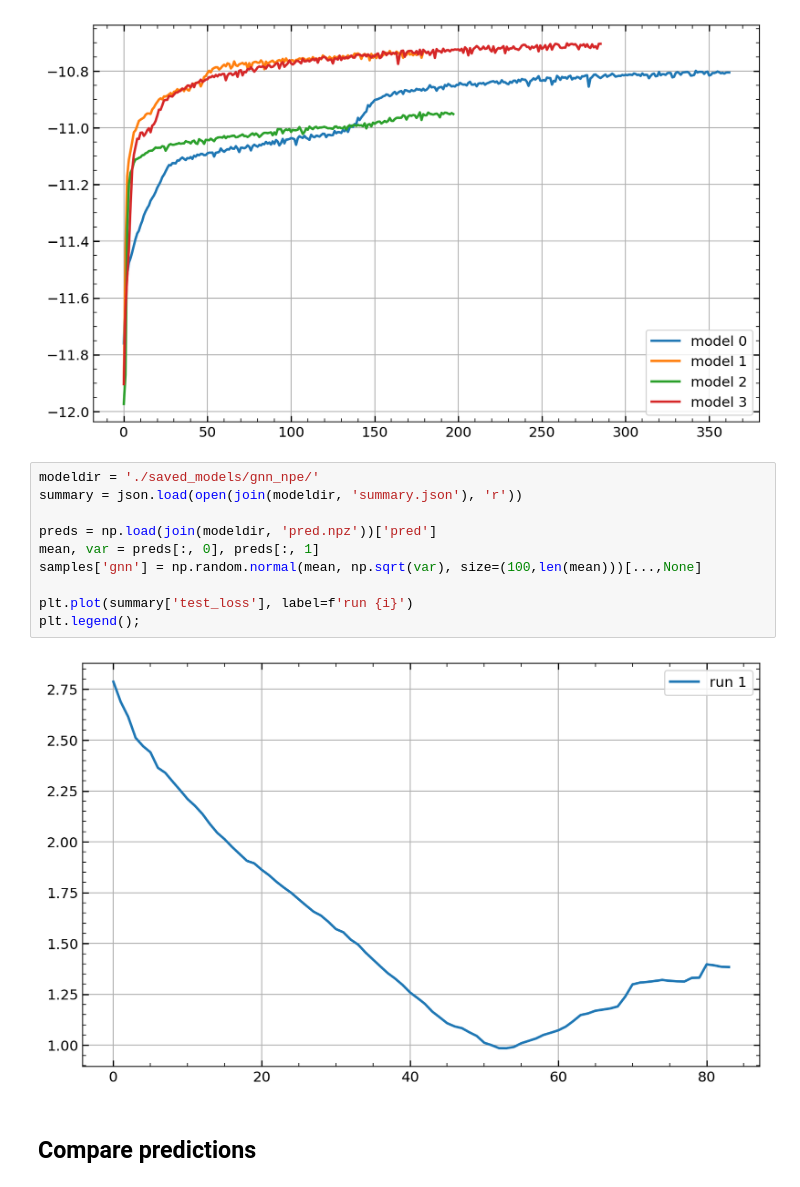
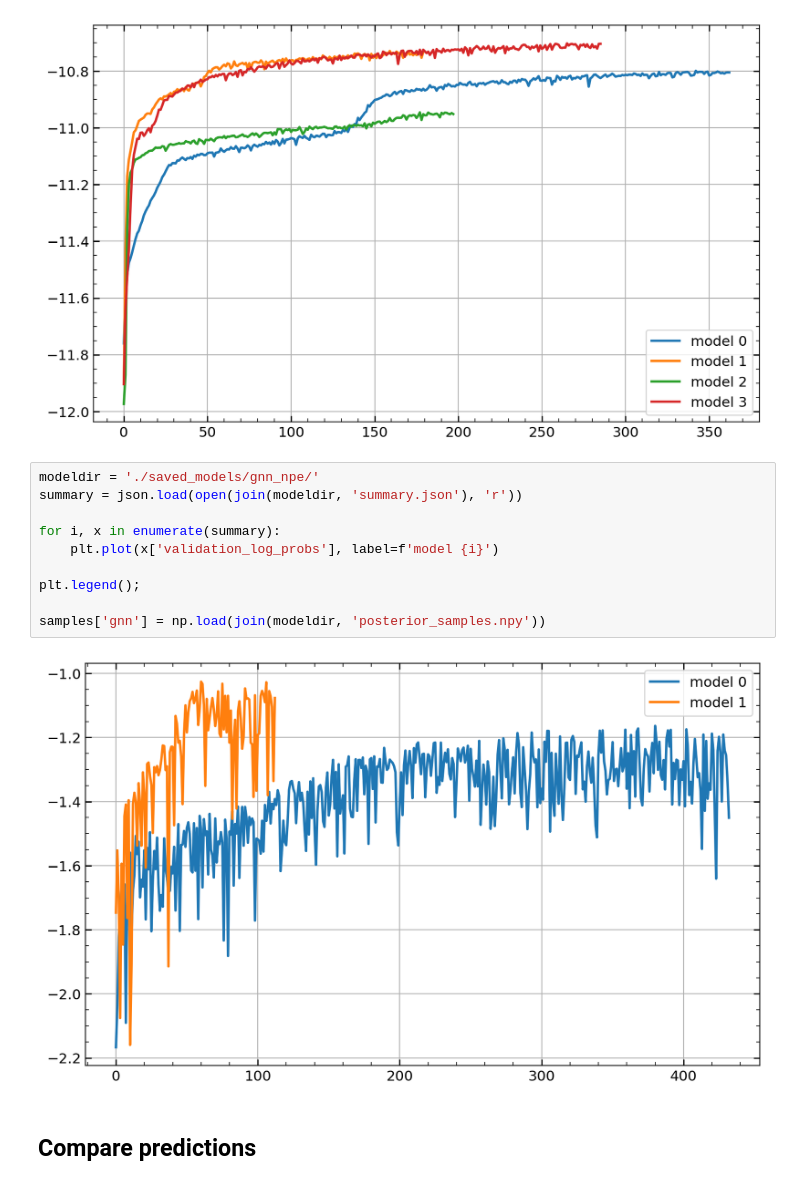
Before and after one commit to maho3/cl-ml-euclid, a Jupyter notebook: test_all.ipynb, the cells around one changed output. Cells and saved outputs as stored; diff of their text form.

```diff
--- a/test_all.ipynb
+++ b/test_all.ipynb
@@ -89,18 +87,18 @@ plt.legend();
 samples['gals'] = np.load(join(modeldir, 'posterior_samples.npy'))
 # %% [output]
 [figure]
-# %%
-modeldir = './saved_models/gnn_npe/'
-summary = json.load(open(join(modeldir, 'summary.json'), 'r'))
-
-preds = np.load(join(modeldir, 'pred.npz'))['pred']
-mean, var = preds[:, 0], preds[:, 1]
-samples['gnn'] = np.random.normal(mean, np.sqrt(var), size=(100,len(mean)))[...,None]
-
-plt.plot(summary['test_loss'], label=f'run {i}')
-plt.legend();
-# %% [output]
-[figure, removed]
+# %%
+modeldir = './saved_models/gnn_npe/'
+summary = json.load(open(join(modeldir, 'summary.json'), 'r'))
+
+for i, x in enumerate(summary):
+    plt.plot(x['validation_log_probs'], label=f'model {i}')
+
+plt.legend();
+
+samples['gnn'] = np.load(join(modeldir, 'posterior_samples.npy'))
+# %% [output]
+[figure, added]
 # %% [markdown]
 ## Compare predictions
 # %%
```
Also changed, not shown: parts of 7 cells of this notebook, 4 other files.
